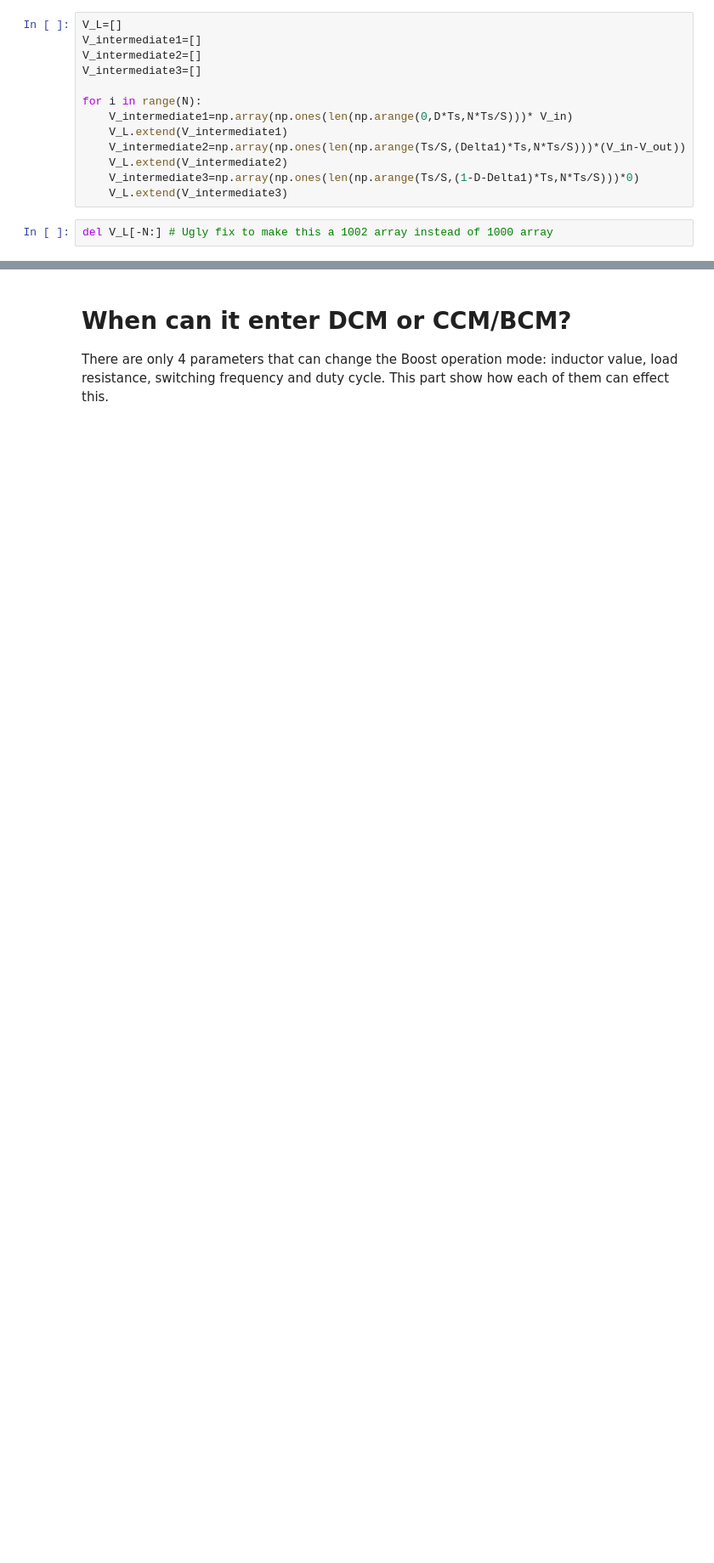
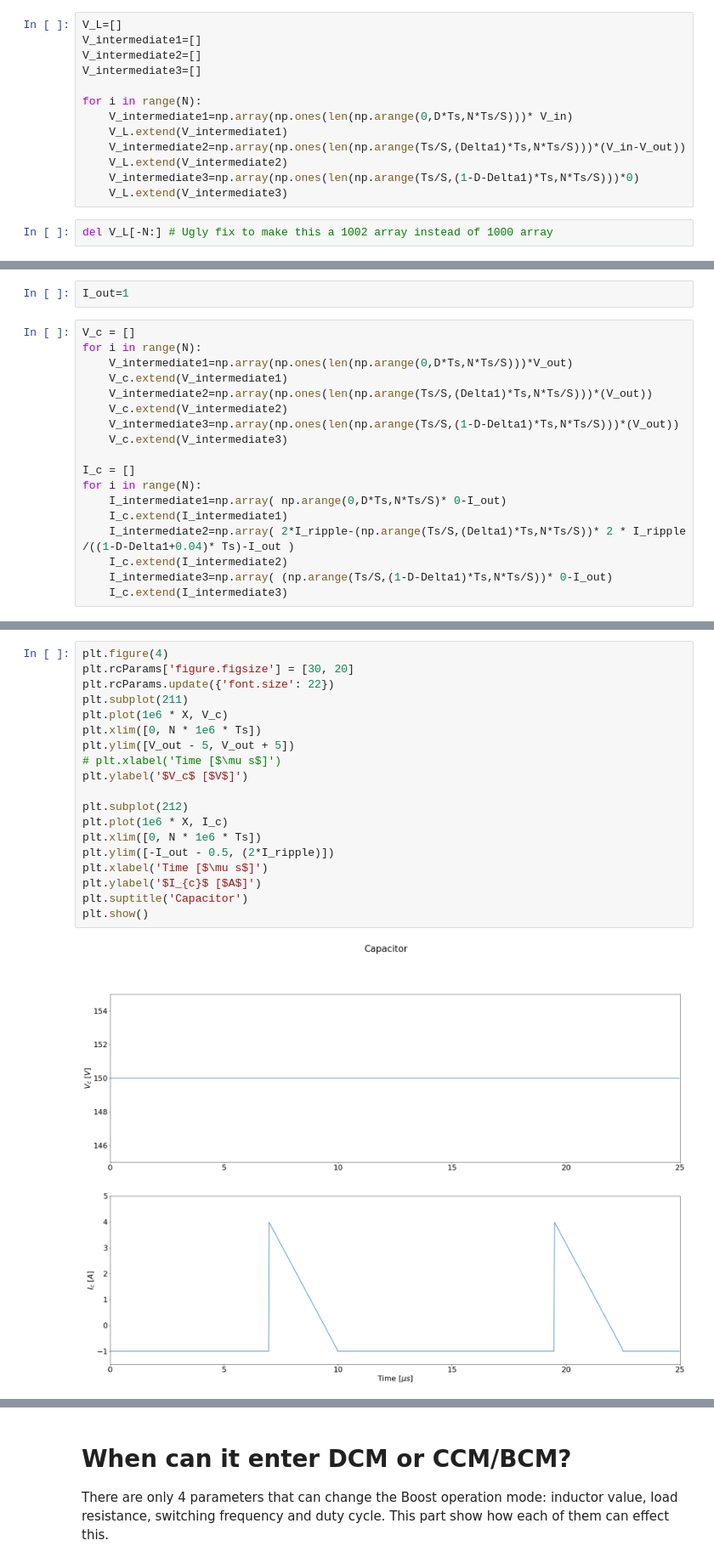
Before and after one commit to HDialani/Boost-converter, a Jupyter notebook: Basics_of_boost_converter/Basics_of_Boost_converter.ipynb, the cells around one changed output, grey strips where cells are left out. Shown: that part at 85% size. Drawn from its saved outputs; the diff is of its cells as text; blank space fills up the shorter version.

```diff
--- a/Basics_of_boost_converter/Basics_of_Boost_converter.ipynb
+++ b/Basics_of_boost_converter/Basics_of_Boost_converter.ipynb
@@ -271,0 +398,20 @@ plt.show()
+# %%
+I_out=1
+# %%
+V_c = []
+for i in range(N):
+    V_intermediate1=np.array(np.ones(len(np.arange(0,D*Ts,N*Ts/S)))*V_out)
+    V_c.extend(V_intermediate1)
+    V_intermediate2=np.array(np.ones(len(np.arange(Ts/S,(Delta1)*Ts,N*Ts/S)))*(V_out))
+    V_c.extend(V_intermediate2)
+    V_intermediate3=np.array(np.ones(len(np.arange(Ts/S,(1-D-Delta1)*Ts,N*Ts/S)))*(V_out))
+    V_c.extend(V_intermediate3)
+
+I_c = []
+for i in range(N):
+    I_intermediate1=np.array( np.arange(0,D*Ts,N*Ts/S)* 0-I_out)
+    I_c.extend(I_intermediate1)
+    I_intermediate2=np.array( 2*I_ripple-(np.arange(Ts/S,(Delta1)*Ts,N*Ts/S))* 2 * I_ripple /((1-D-Delta1+0.04)* Ts)-I_out )
+    I_c.extend(I_intermediate2)
+    I_intermediate3=np.array( (np.arange(Ts/S,(1-D-Delta1)*Ts,N*Ts/S))* 0-I_out)
+    I_c.extend(I_intermediate3)
@@ -272,3 +421,24 @@ plt.show()
+# %%
+plt.figure(4)
+plt.rcParams['figure.figsize'] = [30, 20]
+plt.rcParams.update({'font.size': 22})
+plt.subplot(211)
+plt.plot(1e6 * X, V_c)
+plt.xlim([0, N * 1e6 * Ts])
+plt.ylim([V_out - 5, V_out + 5])
+# plt.xlabel('Time [$\mu s$]')
+plt.ylabel('$V_c$ [$V$]')
+
+plt.subplot(212)
+plt.plot(1e6 * X, I_c)
+plt.xlim([0, N * 1e6 * Ts])
+plt.ylim([-I_out - 0.5, (2*I_ripple)])
+plt.xlabel('Time [$\mu s$]')
+plt.ylabel('$I_{c}$ [$A$]')
+plt.suptitle('Capacitor')
+plt.show()
+# %% [output]
+[figure, added]
 # %% [markdown]
 # Generatal equations.
 
```
Also changed, not shown: parts of 19 cells of this notebook.
